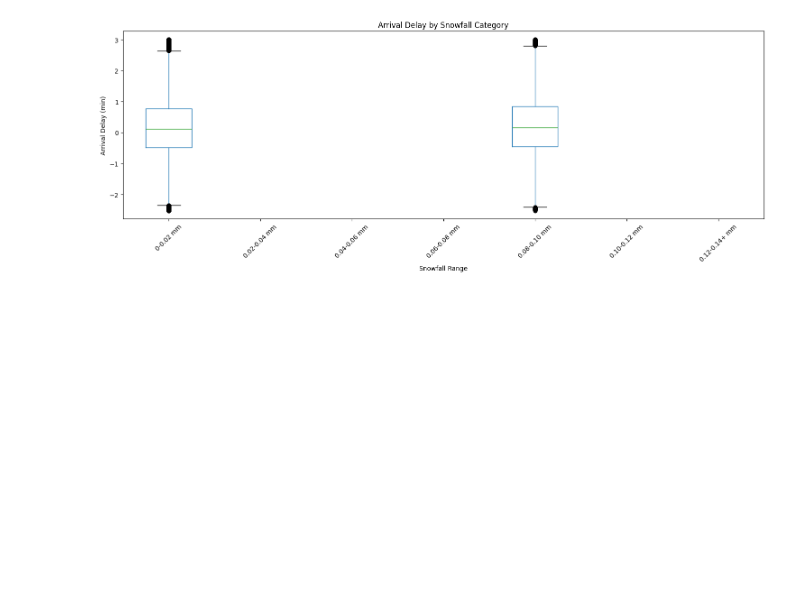
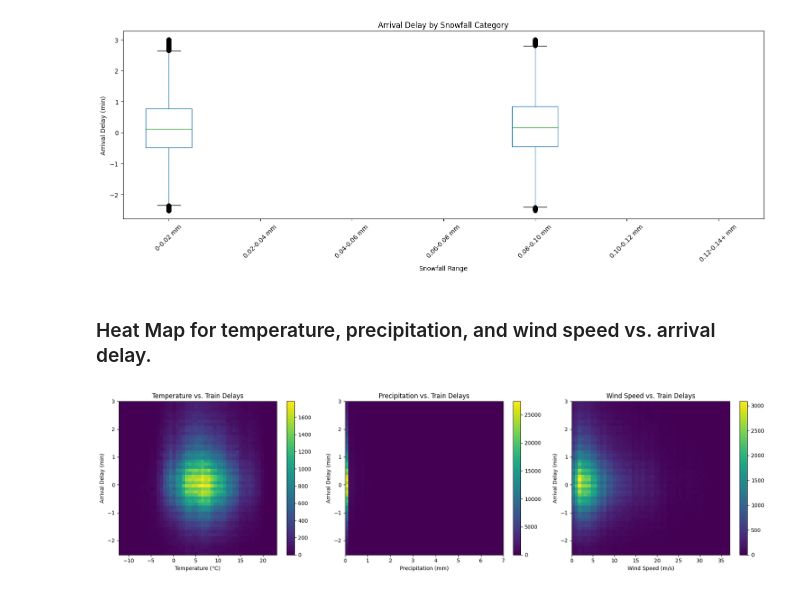
Before and after one commit to Bettomatt/CIP_FS25_211, a Jupyter notebook: scripts/visualizations_part3.ipynb, the cells around one changed output. Saved outputs shown, nothing was run; the diff lists cells and outputs as text; code cells hidden in the pictures; blank space fills up the shorter version.

Commit message:
Updated visualizations_part3.ipynb
Added chapters for each research questions and plot titles as markdowns. Each chapter includes plots that helps to answer the corresponding research question.

```diff
--- a/scripts/visualizations_part3.ipynb
+++ b/scripts/visualizations_part3.ipynb
@@ -221,3 +231,39 @@ plt.tight_layout()
 plt.show()
 # %% [output]
 [figure]
+# %% [markdown]
+### Heat Map for temperature, precipitation, and wind speed vs. arrival delay.
+# %%
+fig, axes = plt.subplots(1, 3, figsize=(18, 5))
+
+# Temperature vs. Arrival Delay heat map
+h_temp = axes[0].hist2d(data_no_nan['temperature_2m'],
+                          data_no_nan['arrival_delay_min'],
+                          bins=50, cmap='viridis')
+axes[0].set_title("Temperature vs. Train Delays")
+axes[0].set_xlabel("Temperature (°C)")
+axes[0].set_ylabel("Arrival Delay (min)")
+plt.colorbar(h_temp[3], ax=axes[0])
+
+# Precipitation vs. Arrival Delay heat map
+h_precip = axes[1].hist2d(data_no_nan['precipitation'],
+                            data_no_nan['arrival_delay_min'],
+                            bins=50, cmap='viridis')
+axes[1].set_title("Precipitation vs. Train Delays")
+axes[1].set_xlabel("Precipitation (mm)")
+axes[1].set_ylabel("Arrival Delay (min)")
+plt.colorbar(h_precip[3], ax=axes[1])
+
+# Wind Speed vs. Arrival Delay heat map
+h_wind = axes[2].hist2d(data_no_nan['wind_speed_10m'],
+                          data_no_nan['arrival_delay_min'],
+                          bins=50, cmap='viridis')
+axes[2].set_title("Wind Speed vs. Train Delays")
+axes[2].set_xlabel("Wind Speed (m/s)")
+axes[2].set_ylabel("Arrival Delay (min)")
+plt.colorbar(h_wind[3], ax=axes[2])
+
+plt.tight_layout()
+plt.show()
+# %% [output]
+[figure, added]
```
Also changed, not shown: parts of 20 cells of this notebook.
